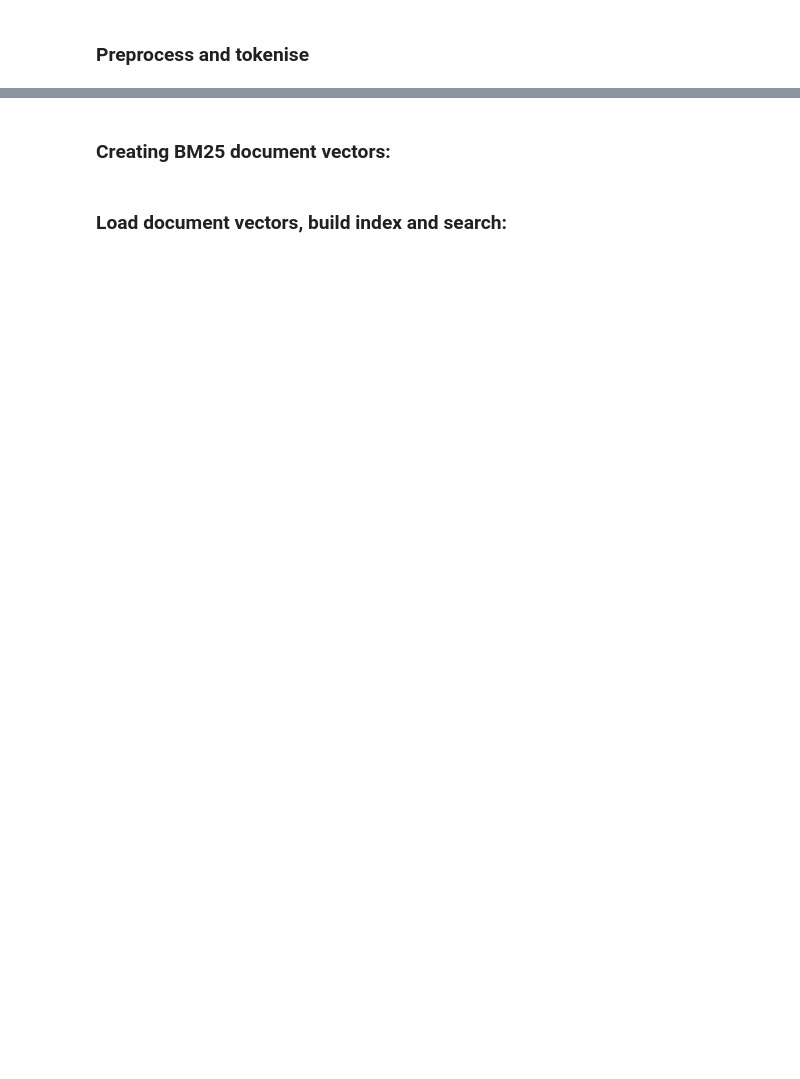
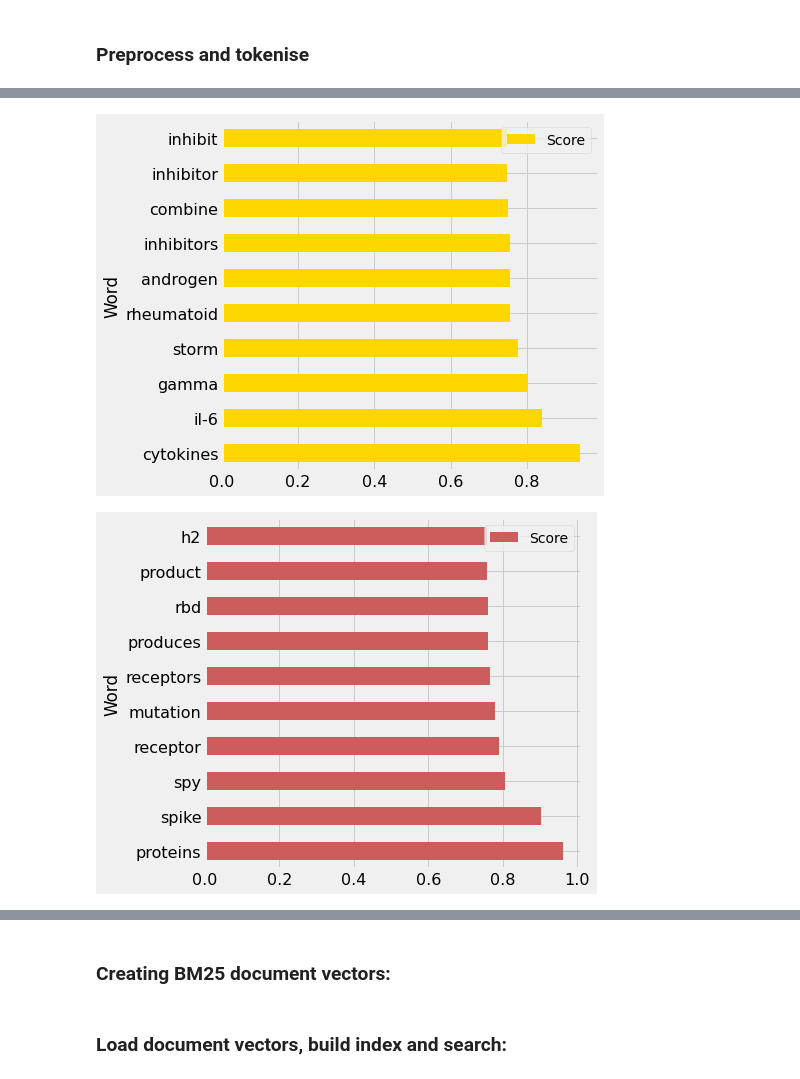
Before and after one commit to arivargasb/ECHOsearchEngine, a Jupyter notebook: notebooks/Smart search engine_ECHO.ipynb, the cells around one changed output, grey strips where cells are left out. Cells and saved outputs as stored; diff of their text form; code cells hidden in the pictures; blank space fills up the shorter version.

```diff
--- a/notebooks/Smart search engine_ECHO.ipynb
+++ b/notebooks/Smart search engine_ECHO.ipynb
@@ -220,0 +225,9 @@ ft_model = FastText.load('_fasttext_echo.model2')
+# %%
+
+fig2=pd.DataFrame(ft_model.wv.most_similar("cytokine", topn=10, restrict_vocab=5000),columns=['Word','Score']).plot.barh(x='Word',figsize=(6,6),color=('gold'))
+fig2.tick_params(axis = 'both', which = 'major', labelsize = 16)
+fig3=pd.DataFrame(ft_model.wv.most_similar("protein", topn=10, restrict_vocab=5000),columns=['Word','Score']).plot.barh(x='Word',figsize=(6,6),color=('indianred'))
+fig3.tick_params(axis = 'both', which = 'major', labelsize = 16)
+# %% [output]
+[figure, added]
+[figure, added]
```
Also changed, not shown: parts of 22 cells of this notebook, 9 other files.
